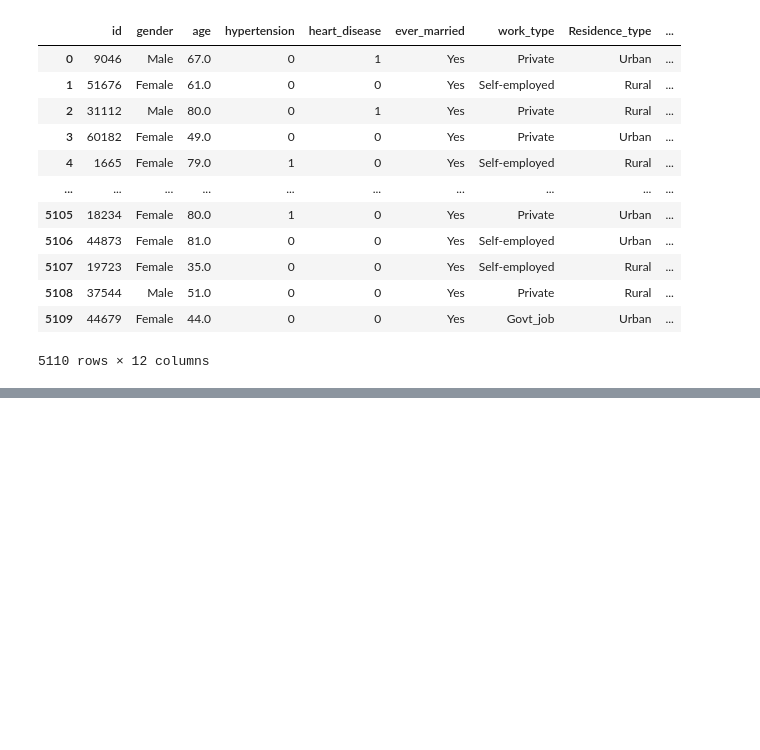
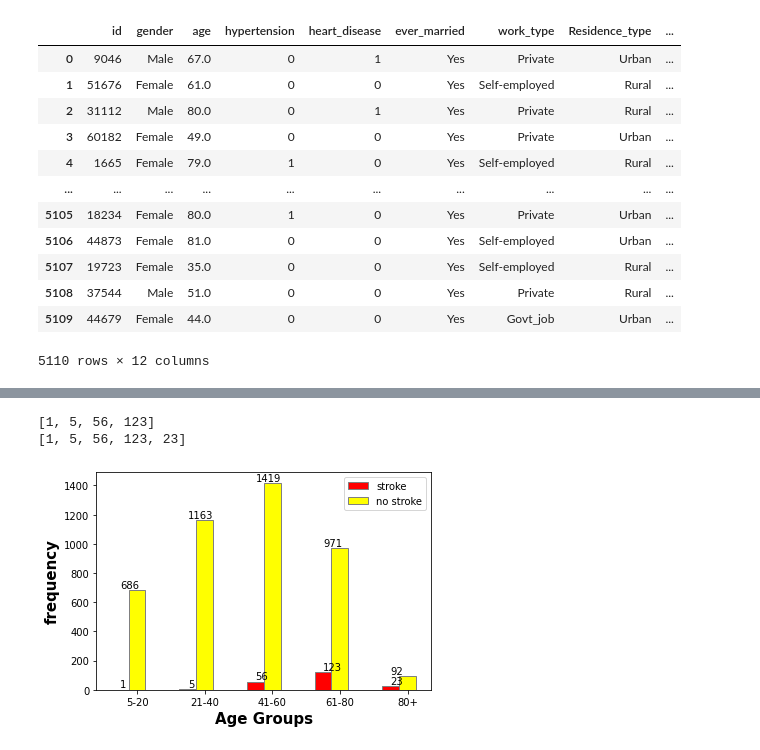
Before and after one commit to Aiman217/Aiman217, a Jupyter notebook: WMU102_Project.ipynb, the cells around one changed output, grey strips where cells are left out. Saved outputs shown, nothing was run; the diff lists cells and outputs as text; code cells hidden in the pictures; blank space fills up the shorter version.

```diff
--- a/WMU102_Project.ipynb
+++ b/WMU102_Project.ipynb
@@ -60,0 +188,48 @@ df['ever_married'] = pd.to_numeric(df['ever_married'])
+# %%
+age_groups = ['5-20','21-40','41-60','61-80','80+']
+barWidth = 0.25
+frequency1 = []
+frequency2 = []
+frequency1.append(df[df.age > 5][df.age <= 20][df.stroke == 1].value_counts().sum())
+frequency2.append(df[df.age > 5][df.age <= 20][df.stroke == 0].value_counts().sum())
+
+min = 21
+max = 40
+while max <=80 :
+    frequency1.append(df[df.age >= min][df.age <= max][df.stroke == 1].value_counts().sum())
+    frequency2.append(df[df.age >= min][df.age <= max][df.stroke == 0].value_counts().sum())
+    min += 20
+    max += 20
+print(frequency1)
+frequency1.append(df[df.age > 80][df.stroke == 1].value_counts().sum())
+frequency2.append(df[df.age > 80][df.stroke == 0].value_counts().sum())
+
+
+print(frequency1)
+# %% [output]
+[1, 5, 56, 123]
+[1, 5, 56, 123, 23]
+# %%
+def addlabels(x,y,va = 'bottom'):
+    for i in range(len(x)):
+        plt.text(i,y[i],y[i],va=va)
+
+br1 = np.arange(len(frequency1))
+br2 = [x + barWidth for x in br1]
+
+addlabels(br1,frequency1)
+addlabels(br2,frequency2)
+# Make the plot
+plt.bar(br1, frequency1, color = 'red', width = barWidth,
+        edgecolor ='grey', label ='stroke')
+plt.bar(br2, frequency2, color ='yellow', width = barWidth,
+        edgecolor ='grey', label ='no stroke')
+
+plt.xlabel('Age Groups', fontweight ='bold', fontsize = 15)
+plt.ylabel('frequency', fontweight ='bold', fontsize = 15)
+plt.xticks([r + barWidth for r in range(len(frequency1))],age_groups)
+
+plt.legend()
+plt.show()
+# %% [output]
+[figure, added]
```
Also changed, not shown: parts of 74 cells of this notebook.
